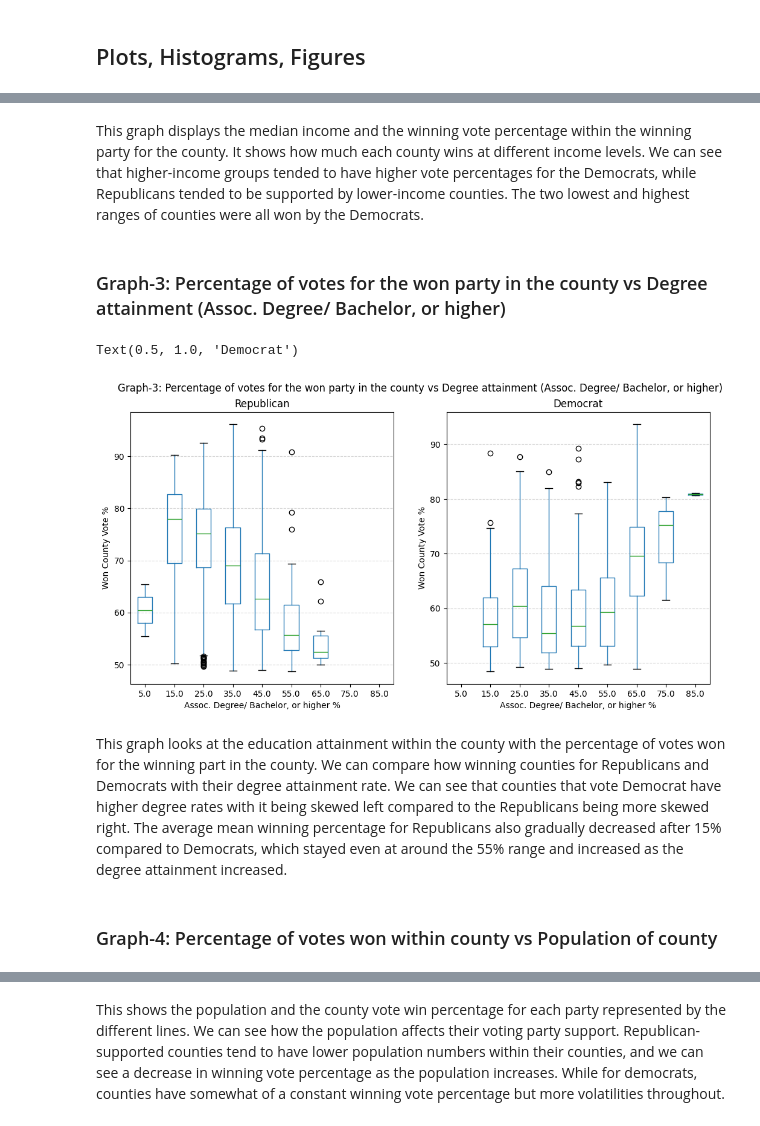
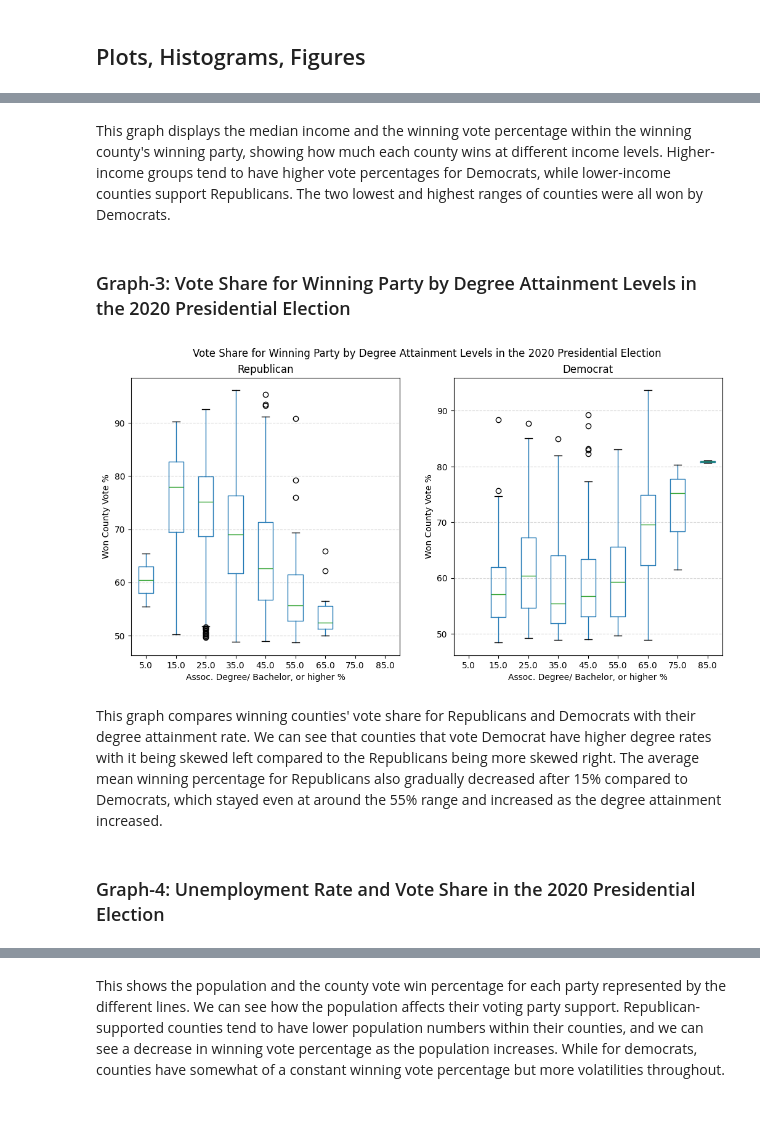
Before and after one commit to ECO225-W2025/eco225-project-code-marcus214, a Jupyter notebook: Project-One.ipynb, the cells around one changed output, grey strips where cells are left out. Drawn from its saved outputs; the diff is of its cells as text; code cells hidden in the pictures.

```diff
--- a/Project-One.ipynb
+++ b/Project-One.ipynb
@@ -116,4 +116,5 @@ us_election['county'] = us_election['county'].str.upper()
 # %%
+# Prepare necessary columns
 # president_county_cand: prepare columns
 party_dict = {'DEM': 'Democrat', 'REP': 'Republican'}
 party_map = {'DEM': 0.0, 'REP': 1.0}
@@ -140,20 +141,22 @@ house_cand_won['Party_Index'] = [0.0 if x == 'DEM' else 1.0 for x in house_cand_
 house_cand_won['party'] = house_cand_won['party'].map(lambda x: party_dict.get(x, 'Third-Party'))
 #print(house_cand_won.head())
 
-# us_election: prepare new columns
+# us_election: clean data and prepare new columns
 us_election['Median income (dollars)'] = us_election['Median income (dollars)'].str.strip()
 us_election['Median income (dollars)'] = us_election['Median income (dollars)'].str.replace(',', '')
 us_election['Median_Income'] = us_election['Median income (dollars)'].astype('float')
 us_election['Median_Income'] = us_election['Median_Income'].div(1000.0)
 us_election['Won_Vote'] = us_election[["2020 Democrat vote raw","2020 Republican vote raw","2020 other vote raw"]].max(axis=1)
-us_election['Total_Vote'] = us_election["2020 Democrat vote raw"] + us_election["2020 Republican vote raw"] + us_election["2020 other vote raw"]
+us_election['Total_Vote'] = us_election["2020 Democrat vote raw"] + us_election["2020 Republican vote raw"] + \
+                            us_election["2020 other vote raw"]
 us_election['Vote_Percentage'] = (us_election["Won_Vote"] / us_election["Total_Vote"]) * 100
-us_election['Degree_Or_Higher_Percentage'] = us_election["Associates Degree"].str.rstrip('%').astype('float') + us_election["Bachelors Degree"].str.rstrip('%').astype('float') + us_election["Graduate or professional degree"].str.rstrip('%').astype('float')
-#us_election.head()
+us_election['Degree_Or_Higher_Percentage'] = us_election["Associates Degree"].str.rstrip('%').astype('float') + \
+                                             us_election["Bachelors Degree"].str.rstrip('%').astype('float') + \
+                                             us_election["Graduate or professional degree"].str.rstrip('%').astype('float')
+us_election['Race_Index'] = np.where(us_election['NH-White percentage'] >= 50, 1.0, 0.0)
 
 # merge datasets
 final_df = pd.merge(president_county_cand_won, us_election, on=['state', 'county'], how="inner")
-#print(final_df.count())
 # %% [markdown]
 ## Summary Statistics Tables
 
@@ -271,5 +300,5 @@ This graph shows the counties that voted for each party except for that voted fo
 # %%
-# Graph-2: Percentage of votes won within the county vs Median Income
+# Graph-2: County Median Income and Vote Share in the 2020 Presidential Election
 # select columns to be ploted
 data_df = final_df[['Median_Income', 'Vote_Percentage', 'party']]
 
@@ -281,13 +310,16 @@ income_bins = np.arange(5.0, 180.0, 10.)
 pivot1_df = data_df.copy()
 pivot1_df['IncomeGroup'] = pd.cut(data_df["Median_Income"], bins=income_bins)
 pivot1_df['IncomeGroupMid'] = pivot1_df['IncomeGroup'].apply(lambda x: x.mid)
-pivot2_df = pivot1_df.groupby(['party', 'IncomeGroupMid'], observed=False).agg(Vote_Percentage_Mean=('Vote_Percentage', 'mean')).reset_index().copy()
+pivot2_df = pivot1_df.groupby(['party', 'IncomeGroupMid'], observed=False).agg(
+                Vote_Percentage_Mean=('Vote_Percentage', 'mean')).reset_index().copy()
 
 # Pivot the DataFrame
-pivot3_df = pivot2_df.pivot(index='IncomeGroupMid', columns='party', values='Vote_Percentage_Mean')
+pivot3_df = pivot2_df.pivot(index='IncomeGroupMid', columns='party',
+                            values='Vote_Percentage_Mean')
 
 # Plotting with custom colors
-ax = pivot3_df.plot(kind='bar', stacked=True, figsize=(12, 6), width=0.9, color=colors, edgecolor='black', linewidth=0.4)
+ax = pivot3_df.plot(kind='bar', stacked=True, figsize=(12, 6), width=0.9,
+                    color=colors, edgecolor='black', linewidth=0.4)
 
 # Adding values on the bars
 for i, party in enumerate(pivot3_df.index):
@@ -309,7 +341,7 @@ for i, party in enumerate(pivot3_df.index):
 # Adding labels and title
 plt.xlabel('Median Income ($k)')
 plt.ylabel('Won County Vote %')
-plt.title('Graph-2: Percentage of votes won within the county vs Median Income')
+plt.title('Graph-2: County Median Income and Vote Share in the 2020 Presidential Election')
 plt.legend(loc=(1.03, 0.5))
 plt.xticks(rotation = 45)
 ax.spines['right'].set_visible(False)
@@ -317,5 +349,6 @@ ax.spines['top'].set_visible(False)
 ax.grid(axis='y', linestyle='--', alpha=0.5)
 
 # Show the plot
+plt.tight_layout()
 plt.show()
 # %% [output]
@@ -323,40 +356,44 @@ plt.show()
 # %% [markdown]
-This graph displays the median income and the winning vote percentage within the winning party for the county. It shows how much each county wins at different income levels. We can see that higher-income groups tended to have higher vote percentages for the Democrats, while Republicans tended to be supported by lower-income counties. The two lowest and highest ranges of counties were all won by the Democrats.
+This graph displays the median income and the winning vote percentage within the winning county's winning party, showing how much each county wins at different income levels. Higher-income groups tend to have higher vote percentages for Democrats, while lower-income counties support Republicans. The two lowest and highest ranges of counties were all won by Democrats.
 <br>
 # %% [markdown]
-### Graph-3: Percentage of votes for the won party in the county vs Degree attainment (Assoc. Degree/ Bachelor, or higher)
+### Graph-3: Vote Share for Winning Party by Degree Attainment Levels in the 2020 Presidential Election
 # %%
-# Graph-3: Graph-3: Percentage of votes for the won party in the county vs Degree attainment (Assoc. Degree/ Bachelor, or higher)
+# Graph-3: Vote Share for Winning Party by Degree Attainment Levels in the 2020 Presidential Election
 fig, ax = plt.subplots(1, 2, figsize=(12, 6))
 
 # select columns to be ploted
 data_df = final_df[["Degree_Or_Higher_Percentage", "Vote_Percentage", "party"]]
 
 # group Education attainment in range
 education_bins = np.arange(0, 100, 10)
 g2_df = data_df.copy()
-g2_df['EducationGroup'] = pd.cut(data_df["Degree_Or_Higher_Percentage"], bins=education_bins)
+g2_df['EducationGroup'] = pd.cut(data_df["Degree_Or_Higher_Percentage"],
+                                 bins=education_bins)
 g2_df['EducationGroupMid'] = g2_df['EducationGroup'].apply(lambda x: x.mid)
 rep_df = g2_df[g2_df['party']=='Republican'].copy()
-rep_df.boxplot(by='EducationGroupMid', column =['Vote_Percentage'], ax=ax[0], grid = False)
+rep_df.boxplot(by='EducationGroupMid', column =['Vote_Percentage'],
+               ax=ax[0], grid = False)
 dem_df = g2_df[g2_df['party']=='Democrat'].copy()
-dem_df.boxplot(by='EducationGroupMid', column =['Vote_Percentage'], ax=ax[1], grid = False)
+dem_df.boxplot(by='EducationGroupMid', column =['Vote_Percentage'],
+               ax=ax[1], grid = False)
 
-fig.suptitle("Graph-3: Percentage of votes for the won party in the county vs Degree attainment (Assoc. Degree/ Bachelor, or higher)")
+fig.suptitle("Vote Share for Winning Party by Degree Attainment Levels in"
+             " the 2020 Presidential Election")
 ax[0].grid(axis='y', linestyle='--', alpha=0.5)
 ax[0].set_xlabel("Assoc. Degree/ Bachelor, or higher %")
 ax[0].set_ylabel('Won County Vote %')
 ax[0].set_title("Republican")
 ax[1].grid(axis='y', linestyle='--', alpha=0.5)
 ax[1].set_xlabel("Assoc. Degree/ Bachelor, or higher %")
 ax[1].set_ylabel('Won County Vote %')
 ax[1].set_title("Democrat")
+plt.show()
 # %% [output]
-Text(0.5, 1.0, 'Democrat')
-[figure, old version]
+[figure, new version]
 # %% [markdown]
-This graph looks at the education attainment within the county with the percentage of votes won for the winning part in the county. We can compare how winning counties for Republicans and Democrats with their degree attainment rate. We can see that counties that vote Democrat have higher degree rates with it being skewed left compared to the Republicans being more skewed right. The average mean winning percentage for Republicans also gradually decreased after 15% compared to Democrats, which stayed even at around the 55% range and increased as the degree attainment increased.
+This graph compares winning counties' vote share for Republicans and Democrats with their degree attainment rate. We can see that counties that vote Democrat have higher degree rates with it being skewed left compared to the Republicans being more skewed right. The average mean winning percentage for Republicans also gradually decreased after 15% compared to Democrats, which stayed even at around the 55% range and increased as the degree attainment increased.
 <br>
 # %% [markdown]
-### Graph-4: Percentage of votes won within county vs Population of county
+### Graph-4: Unemployment Rate and Vote Share in the 2020 Presidential Election
 # %%
```
Also changed, not shown: parts of 24 cells of this notebook.
